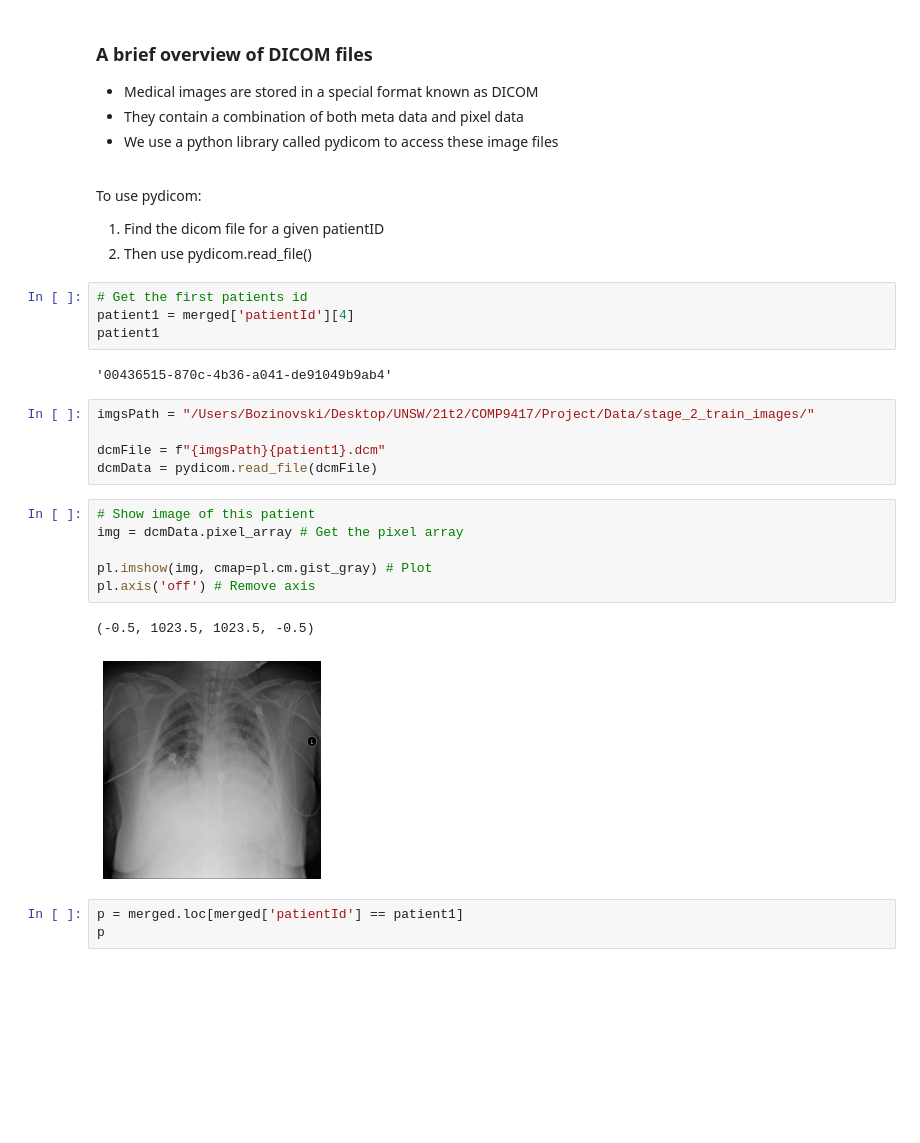
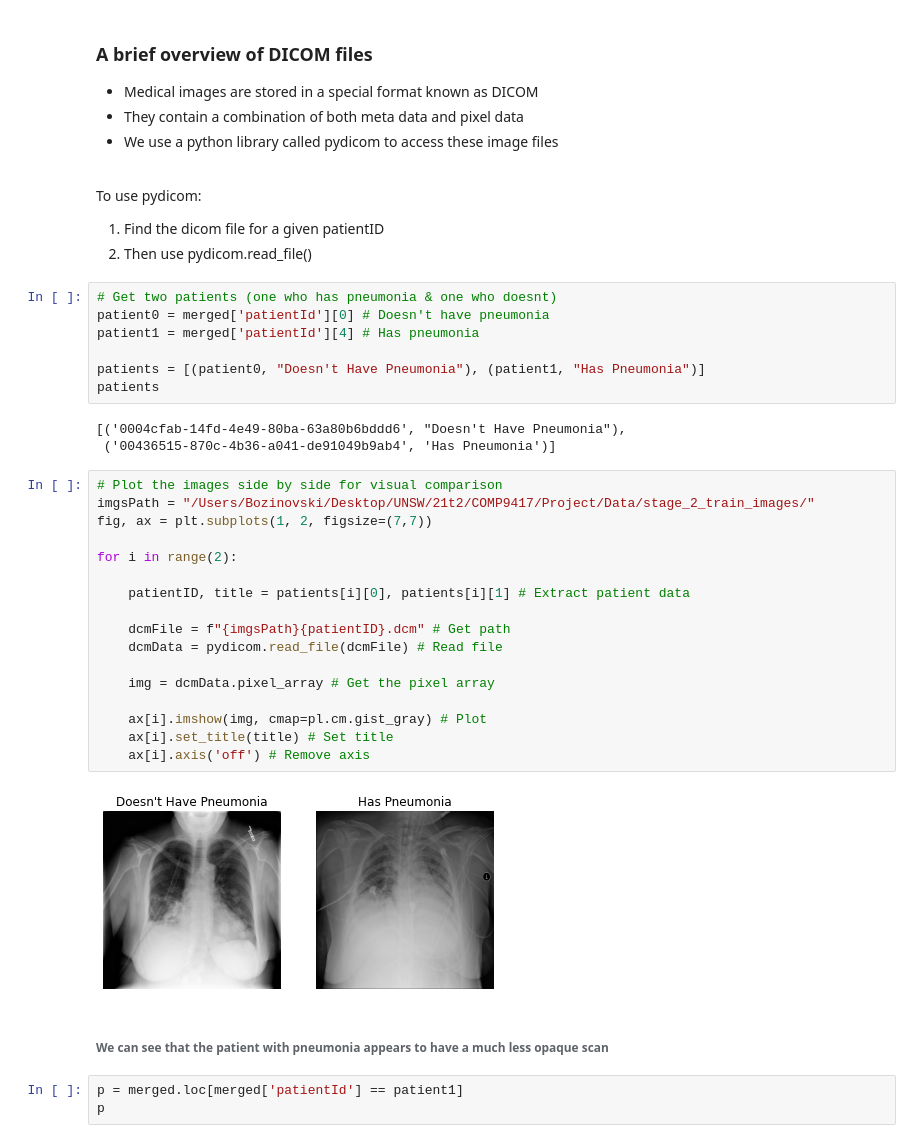
Before and after one commit to BozinovskiDaniel/Pneumonia-Image-Classifier, a Jupyter notebook: EDA_Pneuomonia.ipynb, the cells around one changed output. Drawn from its saved outputs; the diff is of its cells as text; blank space fills up the shorter version.

```diff
--- a/EDA_Pneuomonia.ipynb
+++ b/EDA_Pneuomonia.ipynb
@@ -187,25 +187,36 @@ To use pydicom:
 1. Find the dicom file for a given patientID
 2. Then use pydicom.read_file()
 # %%
-# Get the first patients id
-patient1 = merged['patientId'][4]
-patient1
+# Get two patients (one who has pneumonia & one who doesnt)
+patient0 = merged['patientId'][0] # Doesn't have pneumonia
+patient1 = merged['patientId'][4] # Has pneumonia
+
+patients = [(patient0, "Doesn't Have Pneumonia"), (patient1, "Has Pneumonia")]
+patients
 # %% [output]
-'00436515-870c-4b36-a041-de91049b9ab4'
+[('0004cfab-14fd-4e49-80ba-63a80b6bddd6', "Doesn't Have Pneumonia"),
+ ('00436515-870c-4b36-a041-de91049b9ab4', 'Has Pneumonia')]
 # %%
+# Plot the images side by side for visual comparison
 imgsPath = "/Users/Bozinovski/Desktop/UNSW/21t2/COMP9417/Project/Data/stage_2_train_images/"
+fig, ax = plt.subplots(1, 2, figsize=(7,7))
 
-dcmFile = f"{imgsPath}{patient1}.dcm"
-dcmData = pydicom.read_file(dcmFile)
+for i in range(2):
+
+    patientID, title = patients[i][0], patients[i][1] # Extract patient data
+
+    dcmFile = f"{imgsPath}{patientID}.dcm" # Get path
+    dcmData = pydicom.read_file(dcmFile) # Read file
+
+    img = dcmData.pixel_array # Get the pixel array
+
+    ax[i].imshow(img, cmap=pl.cm.gist_gray) # Plot
+    ax[i].set_title(title) # Set title
+    ax[i].axis('off') # Remove axis
+# %% [output]
+[figure, added]
-# %%
-# Show image of this patient
-img = dcmData.pixel_array # Get the pixel array
-
-pl.imshow(img, cmap=pl.cm.gist_gray) # Plot
-pl.axis('off') # Remove axis
-# %% [output]
-(-0.5, 1023.5, 1023.5, -0.5)
-[figure, removed]
+# %% [markdown]
+###### We can see that the patient with pneumonia appears to have a much less opaque scan
 # %%
 p = merged.loc[merged['patientId'] == patient1]
 p
```
Also changed, not shown: parts of 4 cells of this notebook.
